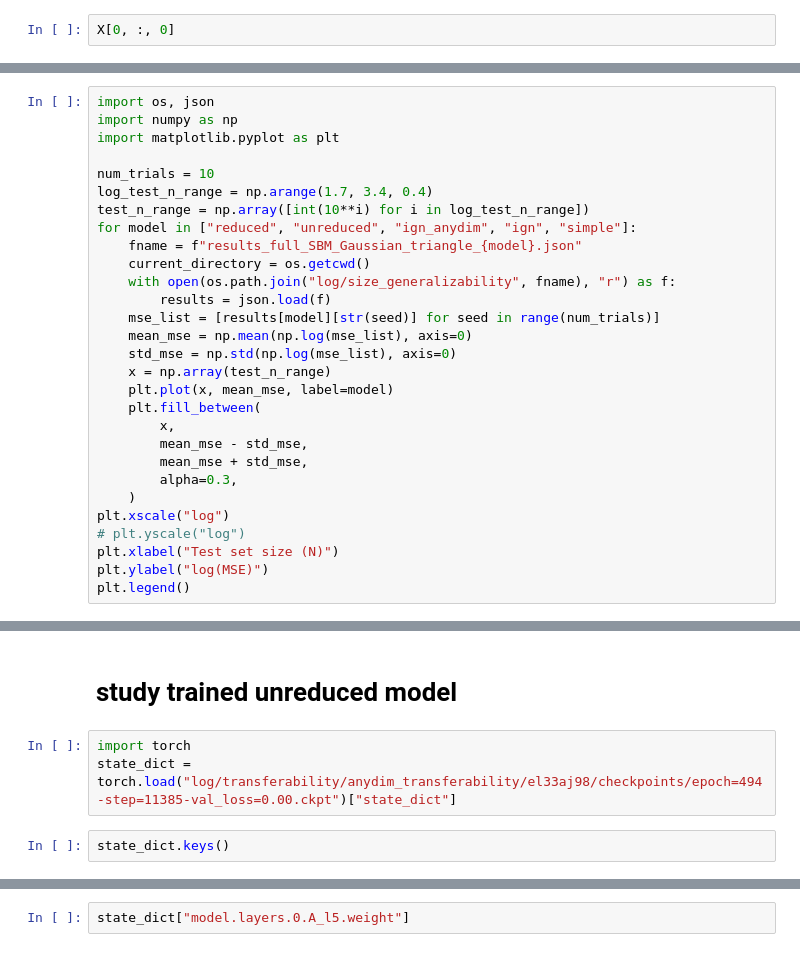
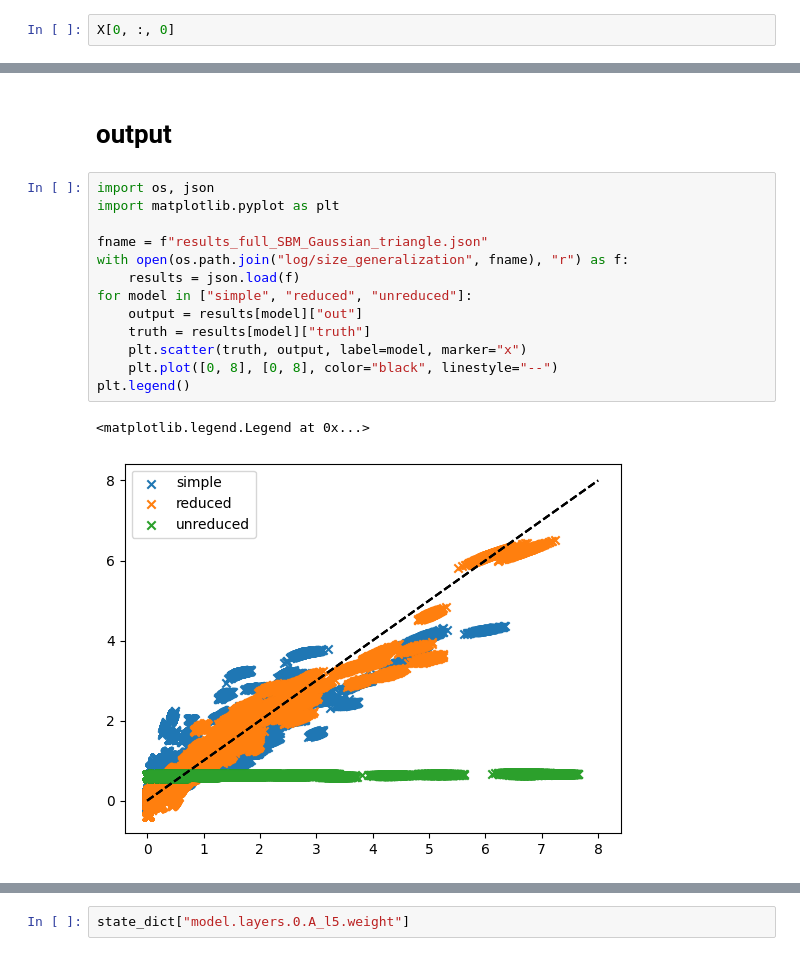
Before and after one commit to yuxinma98/transferring_transferability, a Jupyter notebook: GNN/notebook.ipynb, the cells around one changed output, grey strips where cells are left out. Drawn from its saved outputs; the diff is of its cells as text.

Commit message:
GNN: update experiment output records.

```diff
--- a/GNN/notebook.ipynb
+++ b/GNN/notebook.ipynb
@@ -151,29 +138,0 @@ FileNotFoundError: [Errno 2] No such file or directory: 'log/size_generalizabili
-# %%
-import os, json
-import numpy as np
-import matplotlib.pyplot as plt
-
-num_trials = 10
-log_test_n_range = np.arange(1.7, 3.4, 0.4)
-test_n_range = np.array([int(10**i) for i in log_test_n_range])
-for model in ["reduced", "unreduced", "ign_anydim", "ign", "simple"]:
-    fname = f"results_full_SBM_Gaussian_triangle_{model}.json"
-    current_directory = os.getcwd()
-    with open(os.path.join("log/size_generalizability", fname), "r") as f:
-        results = json.load(f)
-    mse_list = [results[model][str(seed)] for seed in range(num_trials)]
-    mean_mse = np.mean(np.log(mse_list), axis=0)
-    std_mse = np.std(np.log(mse_list), axis=0)
-    x = np.array(test_n_range)
-    plt.plot(x, mean_mse, label=model)
-    plt.fill_between(
-        x,
-        mean_mse - std_mse,
-        mean_mse + std_mse,
-        alpha=0.3,
-    )
-plt.xscale("log")
-# plt.yscale("log")
-plt.xlabel("Test set size (N)")
-plt.ylabel("log(MSE)")
-plt.legend()
@@ -183,7 +139,18 @@ plt.legend()
-# %% [markdown]
-# study trained unreduced model
-# %%
-import torch
-state_dict = torch.load("log/transferability/anydim_transferability/el33aj98/checkpoints/epoch=494-step=11385-val_loss=0.00.ckpt")["state_dict"]
-# %%
-state_dict.keys()
+# %% [markdown]
+# output
+# %%
+import os, json
+import matplotlib.pyplot as plt
+
+fname = f"results_full_SBM_Gaussian_triangle.json"
+with open(os.path.join("log/size_generalization", fname), "r") as f:
+    results = json.load(f)
+for model in ["simple", "reduced", "unreduced"]:
+    output = results[model]["out"]
+    truth = results[model]["truth"]
+    plt.scatter(truth, output, label=model, marker="x")
+    plt.plot([0, 8], [0, 8], color="black", linestyle="--")
+plt.legend()
+# %% [output]
+<matplotlib.legend.Legend at 0x...>
+[figure, added]
```
Also changed, not shown: parts of 17 cells of this notebook, 5 other files.
